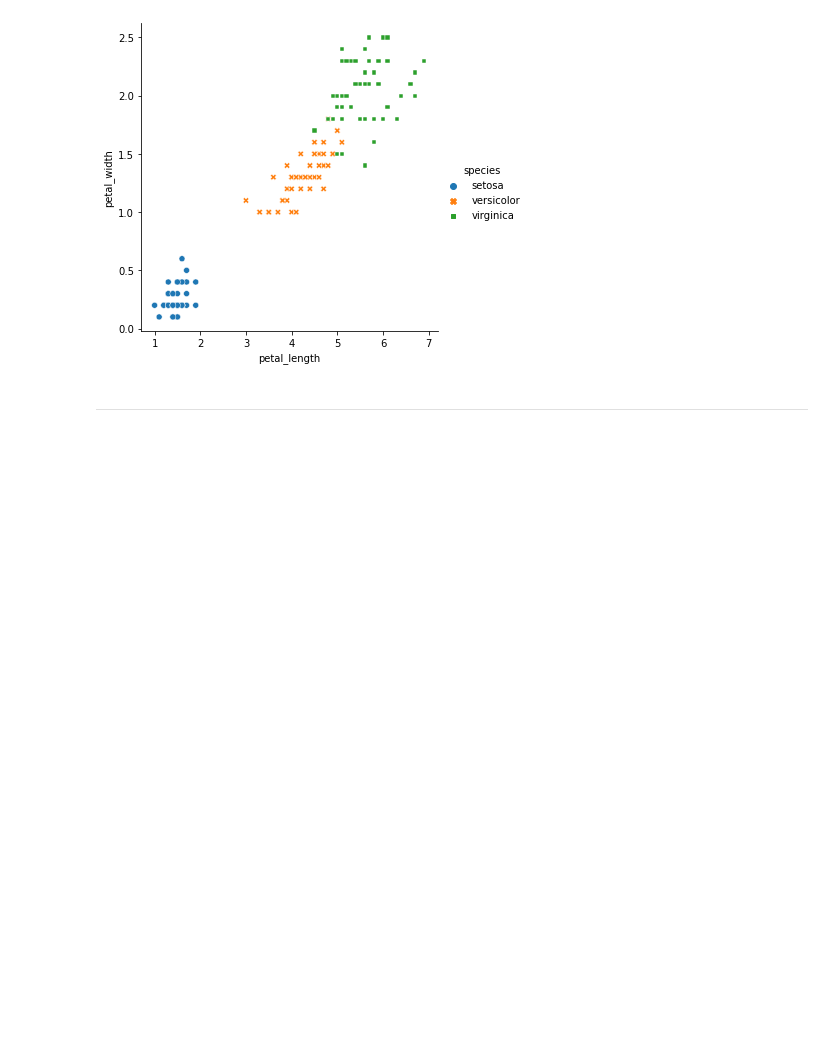
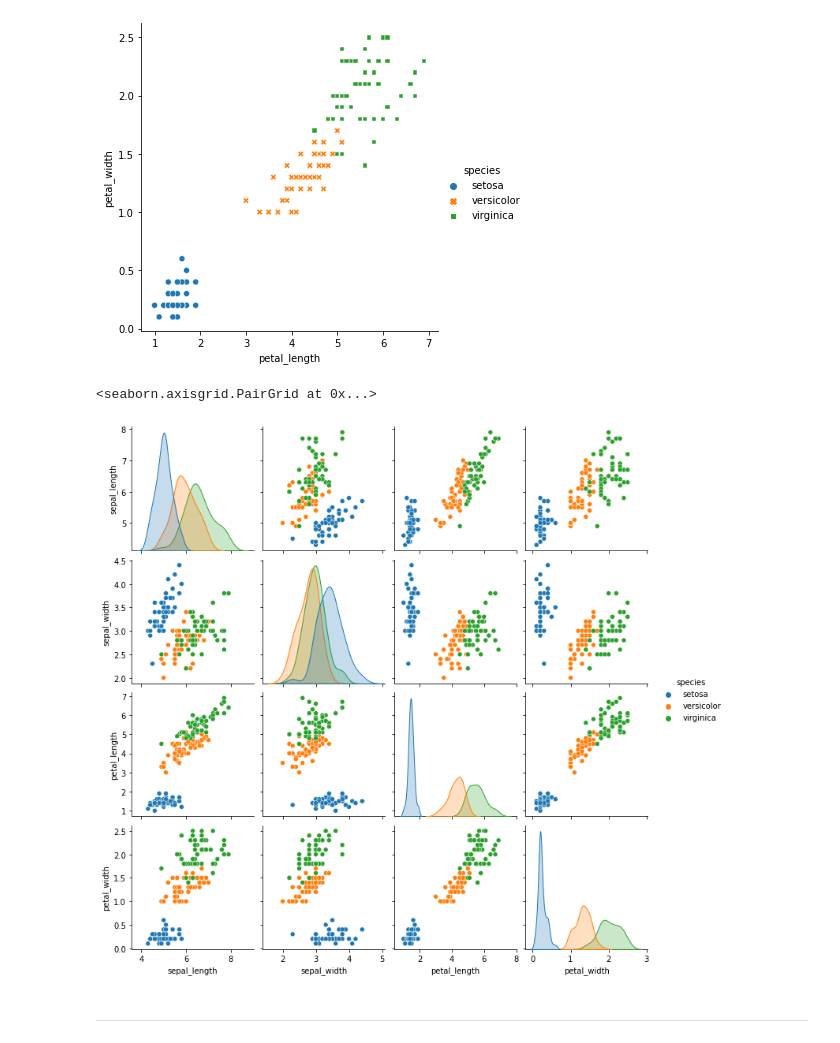
Before and after one commit to m3redithw/numpy-pandas-visualization-exercises, a Jupyter notebook: seaborn_exercises.ipynb, the cells around one changed output. Saved outputs shown, nothing was run; the diff lists cells and outputs as text; code cells hidden in the pictures; blank space fills up the shorter version.

```diff
--- a/seaborn_exercises.ipynb
+++ b/seaborn_exercises.ipynb
@@ -125,4 +61,9 @@ sns.relplot(x = 'petal_length', y = 'petal_width', hue = 'species', style = 'spe
 # %% [output]
 <seaborn.axisgrid.FacetGrid at 0x...>
 [figure]
+# %%
+sns.pairplot(iris, hue='species')
+# %% [output]
+<seaborn.axisgrid.PairGrid at 0x...>
+[figure, added]
 # %%
```
Also changed, not shown: parts of 8 cells of this notebook.
